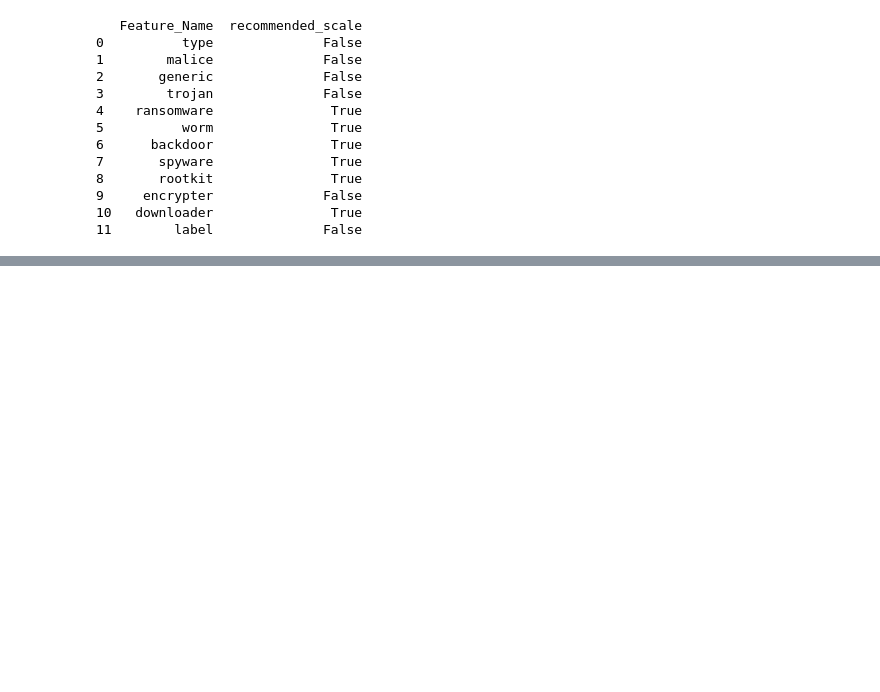
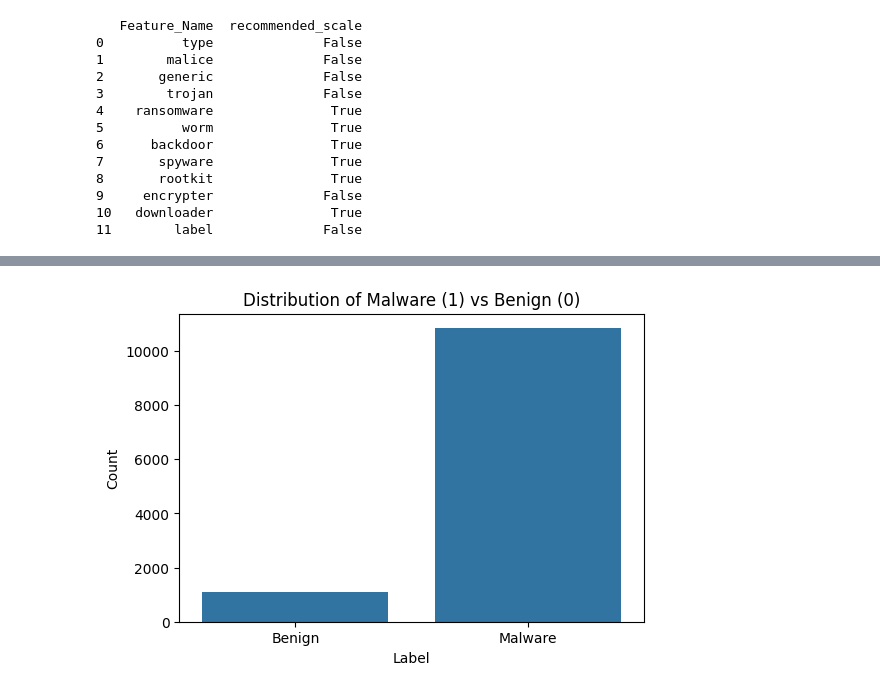
Before and after one commit to Hocking88/InnovationProject, a Jupyter notebook: data/EDA/Dara_Cleaning_Custom_Dataset.ipynb, the cells around one changed output, grey strips where cells are left out. Saved outputs shown, nothing was run; the diff lists cells and outputs as text; code cells hidden in the pictures; blank space fills up the shorter version.

```diff
--- a/data/EDA/Dara_Cleaning_Custom_Dataset.ipynb
+++ b/data/EDA/Dara_Cleaning_Custom_Dataset.ipynb
@@ -192,2 +185,16 @@ df.sample(5)
 # %%
 df.to_csv("Cleaned_combined_malware_dataset.csv")
+# %%
+import matplotlib.pyplot as plt
+import seaborn as sns
+
+# Label distribution
+plt.figure(figsize=(6,4))
+sns.countplot(x='label', data=df)
+plt.title('Distribution of Malware (1) vs Benign (0)')
+plt.xlabel('Label')
+plt.ylabel('Count')
+plt.xticks([0,1], ['Benign','Malware'])
+plt.show()
+# %% [output]
+[figure, added]
```
Also changed, not shown: parts of 12 cells of this notebook, 1 other file.
